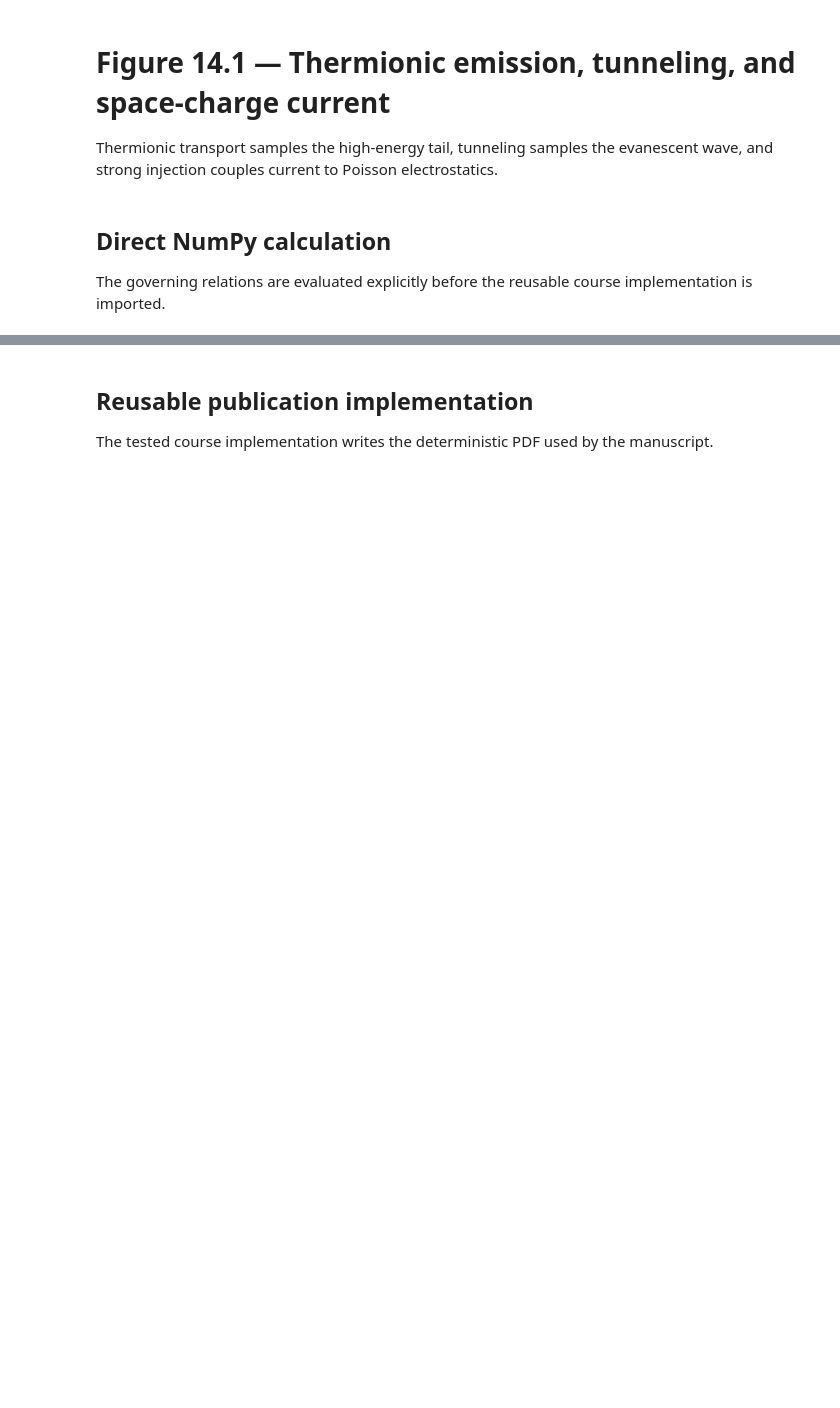
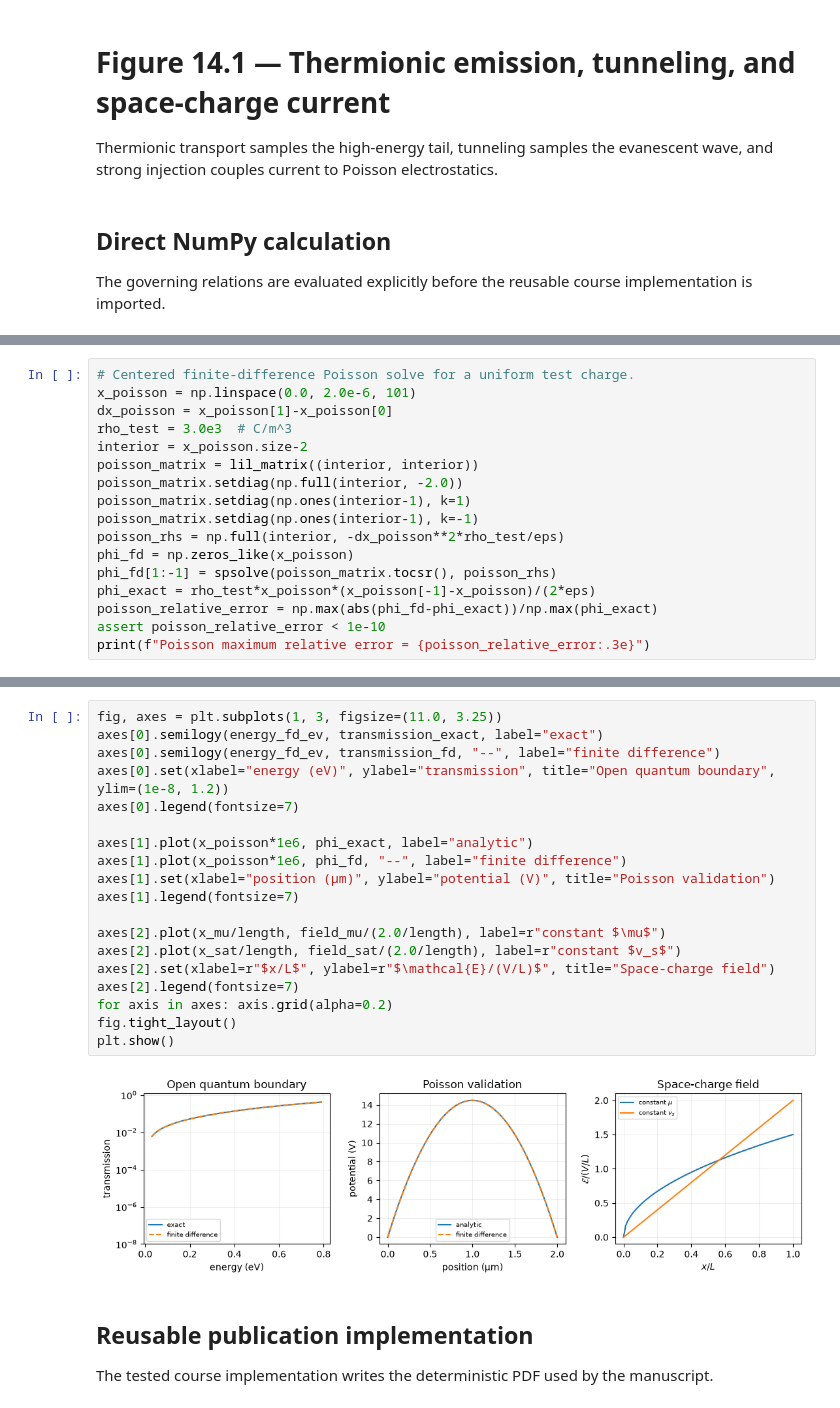
Before and after one commit to eragasa/dlsu_SEMPHY01, a Jupyter notebook: lecture-notes/figures/14_barrier-space-charge-transport/fig_14_01.ipynb, the cells around one changed output, grey strips where cells are left out. Drawn from its saved outputs; the diff is of its cells as text; blank space fills up the shorter version.

```diff
--- a/lecture-notes/figures/14_barrier-space-charge-transport/fig_14_01.ipynb
+++ b/lecture-notes/figures/14_barrier-space-charge-transport/fig_14_01.ipynb
@@ -58,0 +103,17 @@ T(E=0.4 eV, d=1 nm) = 1.3633e-01
+# %%
+# Centered finite-difference Poisson solve for a uniform test charge.
+x_poisson = np.linspace(0.0, 2.0e-6, 101)
+dx_poisson = x_poisson[1]-x_poisson[0]
+rho_test = 3.0e3  # C/m^3
+interior = x_poisson.size-2
+poisson_matrix = lil_matrix((interior, interior))
+poisson_matrix.setdiag(np.full(interior, -2.0))
+poisson_matrix.setdiag(np.ones(interior-1), k=1)
+poisson_matrix.setdiag(np.ones(interior-1), k=-1)
+poisson_rhs = np.full(interior, -dx_poisson**2*rho_test/eps)
+phi_fd = np.zeros_like(x_poisson)
+phi_fd[1:-1] = spsolve(poisson_matrix.tocsr(), poisson_rhs)
+phi_exact = rho_test*x_poisson*(x_poisson[-1]-x_poisson)/(2*eps)
+poisson_relative_error = np.max(abs(phi_fd-phi_exact))/np.max(phi_exact)
+assert poisson_relative_error < 1e-10
+print(f"Poisson maximum relative error = {poisson_relative_error:.3e}")
@@ -59,3 +164,24 @@ T(E=0.4 eV, d=1 nm) = 1.3633e-01
+# %%
+fig, axes = plt.subplots(1, 3, figsize=(11.0, 3.25))
+axes[0].semilogy(energy_fd_ev, transmission_exact, label="exact")
+axes[0].semilogy(energy_fd_ev, transmission_fd, "--", label="finite difference")
+axes[0].set(xlabel="energy (eV)", ylabel="transmission", title="Open quantum boundary", ylim=(1e-8, 1.2))
+axes[0].legend(fontsize=7)
+
+axes[1].plot(x_poisson*1e6, phi_exact, label="analytic")
+axes[1].plot(x_poisson*1e6, phi_fd, "--", label="finite difference")
+axes[1].set(xlabel="position (µm)", ylabel="potential (V)", title="Poisson validation")
+axes[1].legend(fontsize=7)
+
+axes[2].plot(x_mu/length, field_mu/(2.0/length), label=r"constant $\mu$")
+axes[2].plot(x_sat/length, field_sat/(2.0/length), label=r"constant $v_s$")
+axes[2].set(xlabel=r"$x/L$", ylabel=r"$\mathcal{E}/(V/L)$", title="Space-charge field")
+axes[2].legend(fontsize=7)
+for axis in axes: axis.grid(alpha=0.2)
+fig.tight_layout()
+plt.show()
+# %% [output]
+[figure, added]
 # %% [markdown]
 ## Reusable publication implementation
 
```
Also changed, not shown: parts of 6 cells of this notebook, 12 other files.
